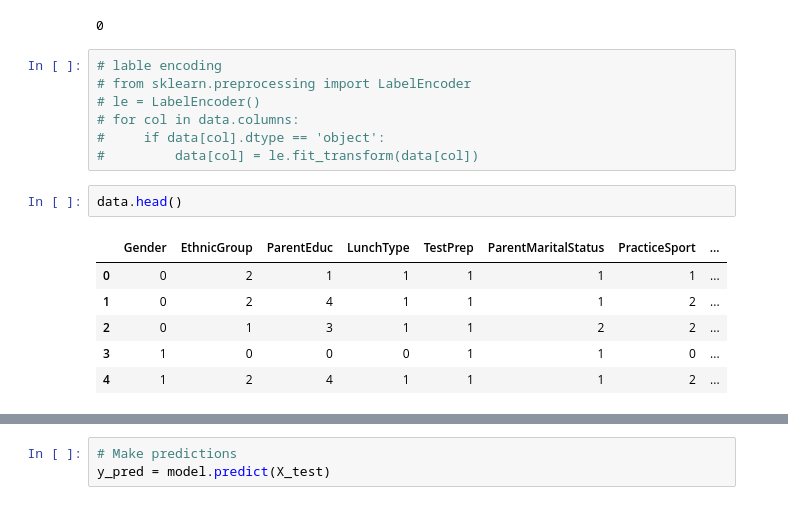
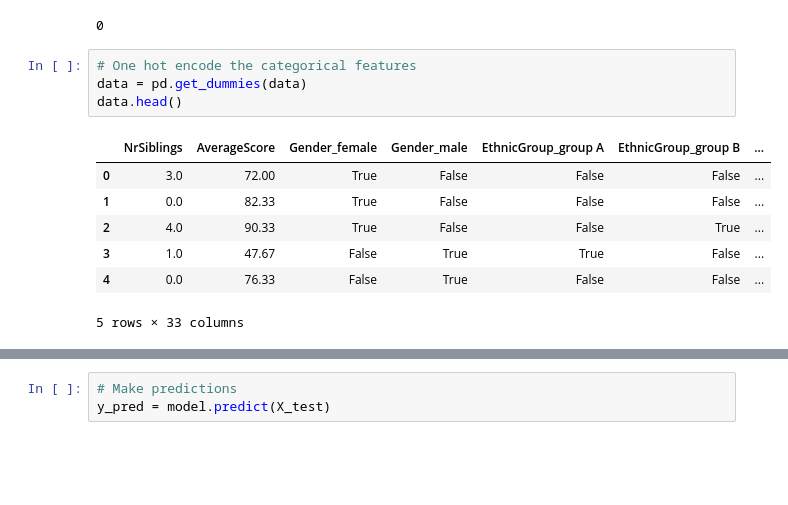
Before and after one commit to Ali-Pourgheysari/Data-science-Students-Performance-in-Exams, a Jupyter notebook: main.ipynb, the cells around one changed output, grey strips where cells are left out. Drawn from its saved outputs; the diff is of its cells as text; blank space fills up the shorter version.

```diff
--- a/main.ipynb
+++ b/main.ipynb
@@ -132,22 +132,18 @@ data = data.drop_duplicates()
 data.duplicated().sum()
 # %% [output]
 0
-# %%
-# lable encoding
-# from sklearn.preprocessing import LabelEncoder
-# le = LabelEncoder()
-# for col in data.columns:
-#     if data[col].dtype == 'object':
-#         data[col] = le.fit_transform(data[col])
-# %%
-data.head()
-# %% [output]
-|  | Gender | EthnicGroup | ParentEduc | LunchType | TestPrep | ParentMaritalStatus | PracticeSport | ... |
-| 0 | 0 | 2 | 1 | 1 | 1 | 1 | 1 | ... |
-| 1 | 0 | 2 | 4 | 1 | 1 | 1 | 2 | ... |
-| 2 | 0 | 1 | 3 | 1 | 1 | 2 | 2 | ... |
-| 3 | 1 | 0 | 0 | 0 | 1 | 1 | 0 | ... |
-| 4 | 1 | 2 | 4 | 1 | 1 | 1 | 2 | ... |
+# %%
+# One hot encode the categorical features
+data = pd.get_dummies(data)
+data.head()
+# %% [output]
+|  | NrSiblings | AverageScore | Gender_female | Gender_male | EthnicGroup_group A | EthnicGroup_group B | ... |
+| 0 | 3.0 | 72.00 | True | False | False | False | ... |
+| 1 | 0.0 | 82.33 | True | False | False | False | ... |
+| 2 | 4.0 | 90.33 | True | False | False | True | ... |
+| 3 | 1.0 | 47.67 | False | True | True | False | ... |
+| 4 | 0.0 | 76.33 | False | True | False | False | ... |
+5 rows × 33 columns
 # %%
 # build neural network
 from sklearn.model_selection import train_test_split
```
Also changed, not shown: parts of 15 cells of this notebook, 1 other file.
